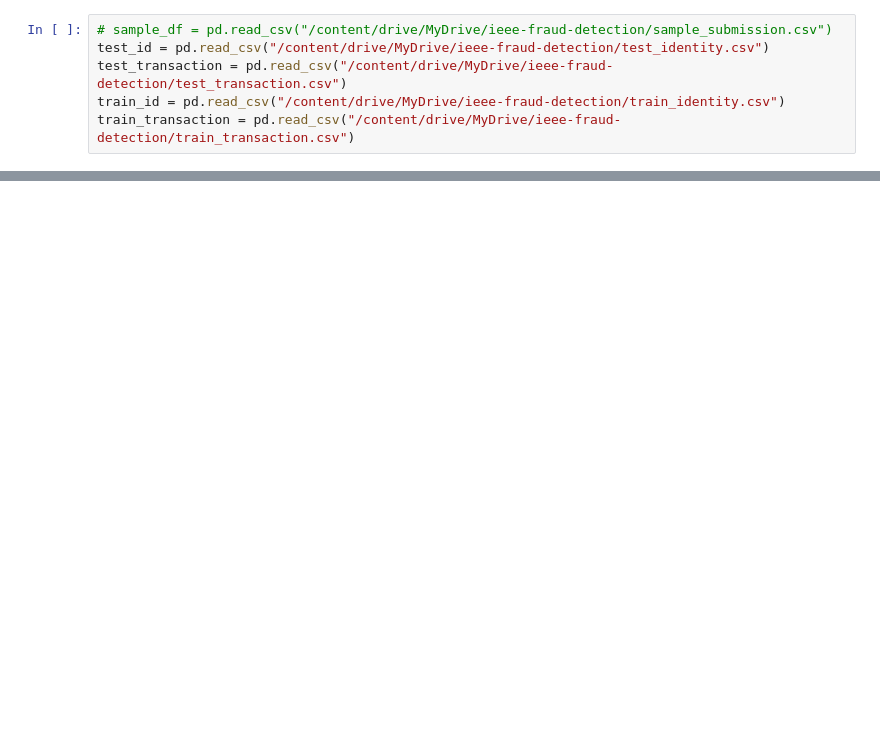
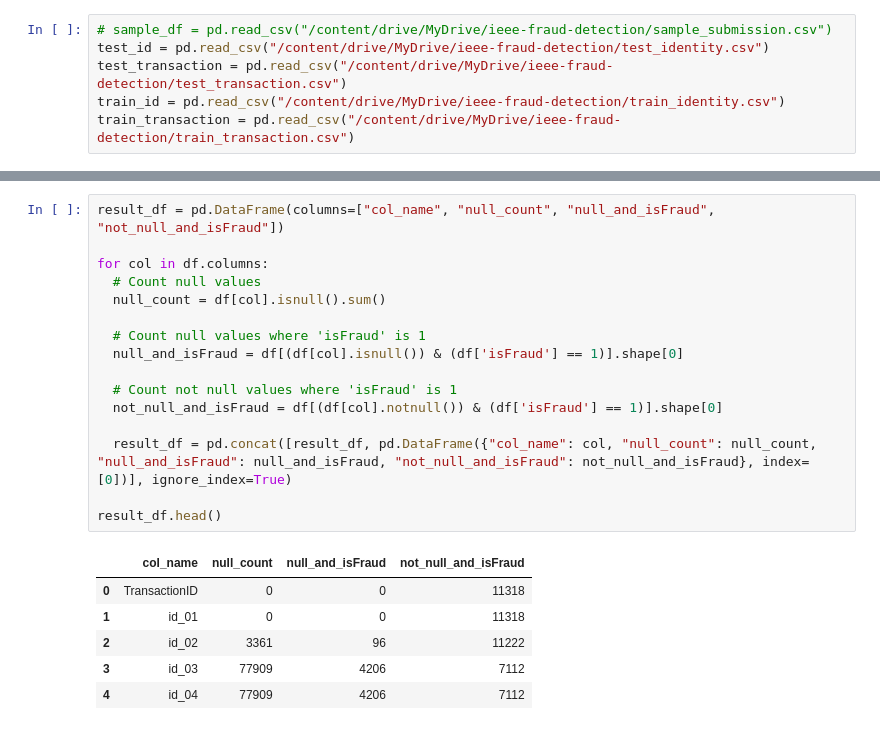
Before and after one commit to dev-S-t/Fraud_Detection, a Jupyter notebook: main.ipynb, the cells around one changed output, grey strips where cells are left out. Drawn from its saved outputs; the diff is of its cells as text; blank space fills up the shorter version.

```diff
--- a/main.ipynb
+++ b/main.ipynb
@@ -79,0 +121,23 @@ df.head()
+# %%
+result_df = pd.DataFrame(columns=["col_name", "null_count", "null_and_isFraud", "not_null_and_isFraud"])
+
+for col in df.columns:
+  # Count null values
+  null_count = df[col].isnull().sum()
+
+  # Count null values where 'isFraud' is 1
+  null_and_isFraud = df[(df[col].isnull()) & (df['isFraud'] == 1)].shape[0]
+
+  # Count not null values where 'isFraud' is 1
+  not_null_and_isFraud = df[(df[col].notnull()) & (df['isFraud'] == 1)].shape[0]
+
+  result_df = pd.concat([result_df, pd.DataFrame({"col_name": col, "null_count": null_count, "null_and_isFraud": null_and_isFraud, "not_null_and_isFraud": not_null_and_isFraud}, index=[0])], ignore_index=True)
+
+result_df.head()
+# %% [output]
+|  | col_name | null_count | null_and_isFraud | not_null_and_isFraud |
+| 0 | TransactionID | 0 | 0 | 11318 |
+| 1 | id_01 | 0 | 0 | 11318 |
+| 2 | id_02 | 3361 | 96 | 11222 |
+| 3 | id_03 | 77909 | 4206 | 7112 |
+| 4 | id_04 | 77909 | 4206 | 7112 |
```
Also changed, not shown: parts of 23 cells of this notebook.
